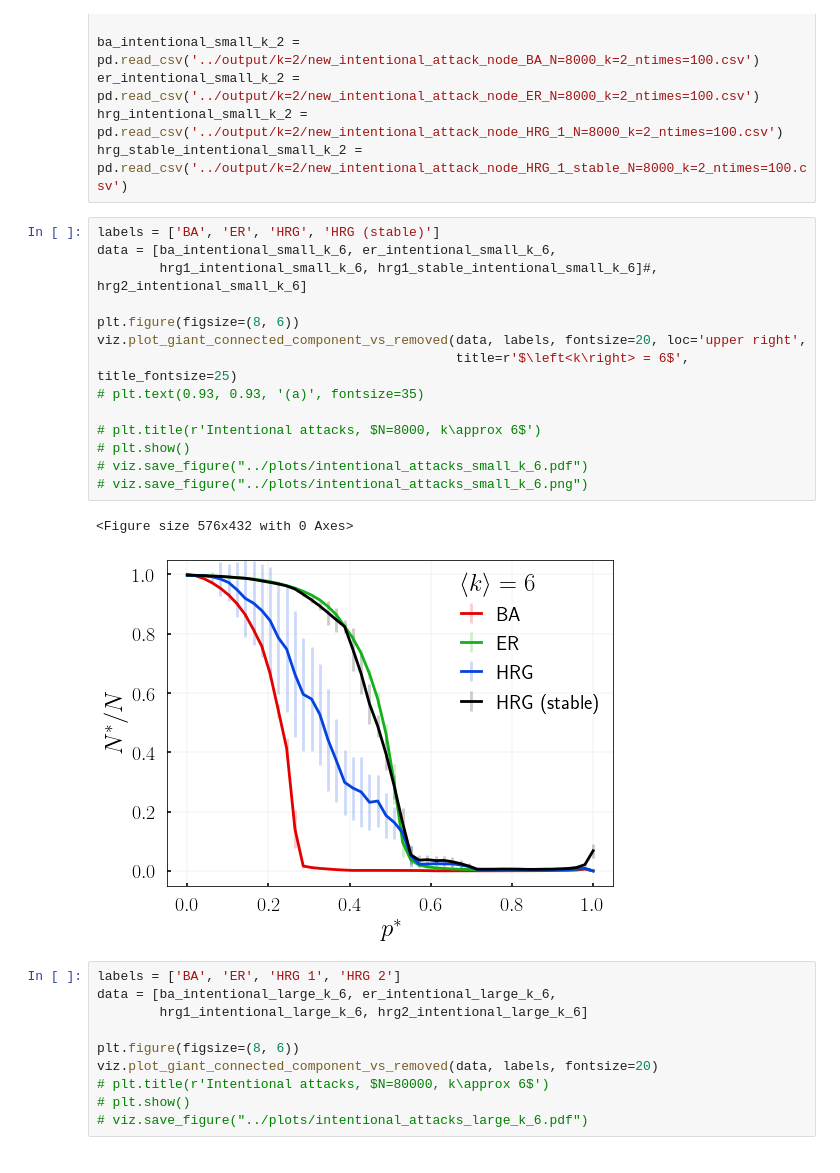
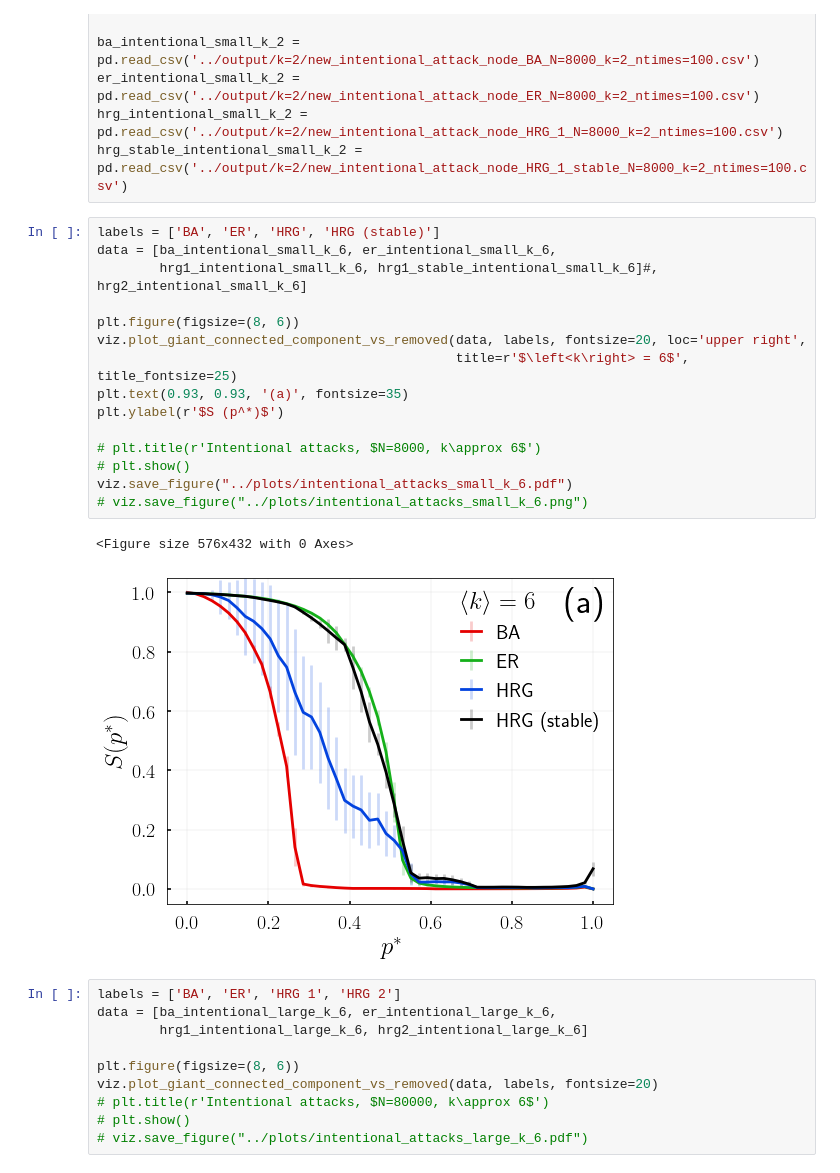
Before and after one commit to robertjankowski/attacks-on-hierarchical-networks, a Jupyter notebook: notebooks/attacks_on_hrg_results.ipynb, the cells around one changed output. Drawn from its saved outputs; the diff is of its cells as text.

```diff
--- a/notebooks/attacks_on_hrg_results.ipynb
+++ b/notebooks/attacks_on_hrg_results.ipynb
@@ -137,20 +137,21 @@ hrg_stable_intentional_small_k_2 = pd.read_csv('../output/k=2/new_intentional_at
 # %%
 labels = ['BA', 'ER', 'HRG', 'HRG (stable)']
 data = [ba_intentional_small_k_6, er_intentional_small_k_6,
         hrg1_intentional_small_k_6, hrg1_stable_intentional_small_k_6]#, hrg2_intentional_small_k_6]
 
 plt.figure(figsize=(8, 6))
 viz.plot_giant_connected_component_vs_removed(data, labels, fontsize=20, loc='upper right',
                                               title=r'$\left<k\right> = 6$', title_fontsize=25)
-# plt.text(0.93, 0.93, '(a)', fontsize=35)
+plt.text(0.93, 0.93, '(a)', fontsize=35)
+plt.ylabel(r'$S (p^*)$')
 
 # plt.title(r'Intentional attacks, $N=8000, k\approx 6$')
 # plt.show()
-# viz.save_figure("../plots/intentional_attacks_small_k_6.pdf")
+viz.save_figure("../plots/intentional_attacks_small_k_6.pdf")
 # viz.save_figure("../plots/intentional_attacks_small_k_6.png")
 # %% [output]
 <Figure size 576x432 with 0 Axes>
-[figure, old version]
+[figure, new version]
 # %%
 labels = ['BA', 'ER', 'HRG 1', 'HRG 2']
 data = [ba_intentional_large_k_6, er_intentional_large_k_6,
```
Also changed, not shown: parts of 3 cells of this notebook, 5 other files.
